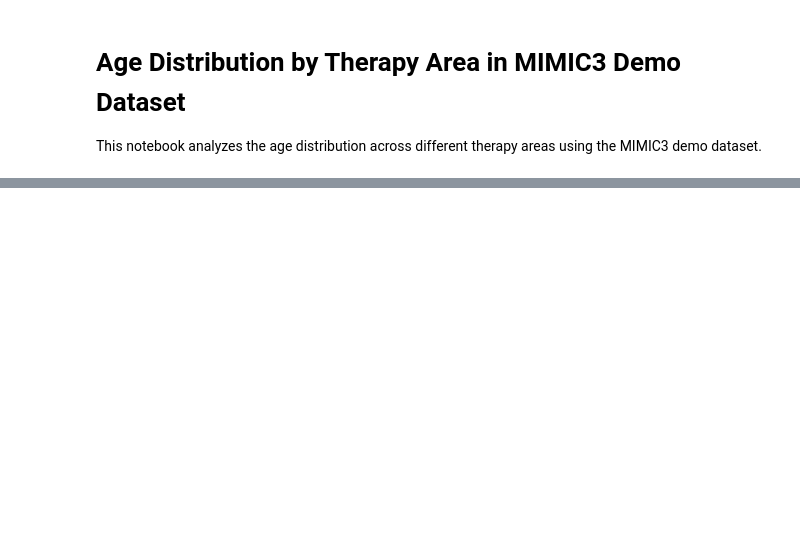
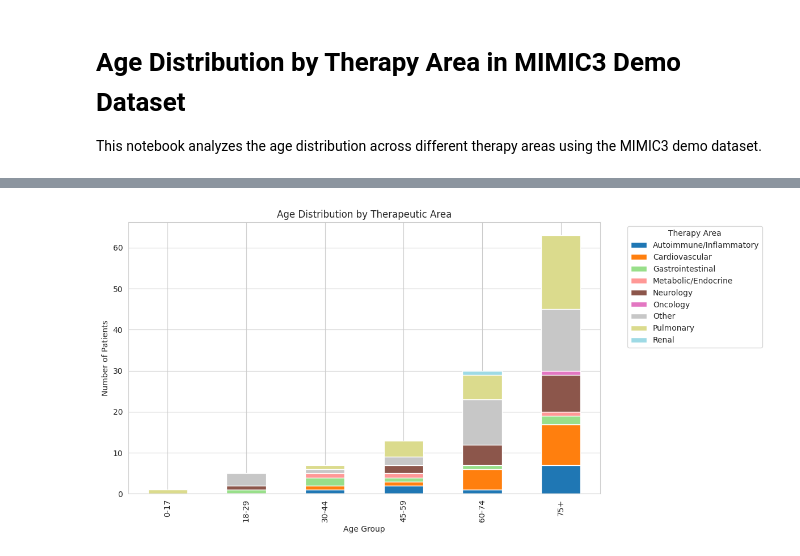
Before and after one commit to dalloliogm/PyHealth, a Jupyter notebook: mimic3_age_therapy_histogram.ipynb, the cells around one changed output, grey strips where cells are left out. Drawn from its saved outputs; the diff is of its cells as text; code cells hidden in the pictures; blank space fills up the shorter version.

```diff
--- a/mimic3_age_therapy_histogram.ipynb
+++ b/mimic3_age_therapy_histogram.ipynb
@@ -31,6 +47,7 @@ mimic3_demo.stat()
 print("Extracting patient data...")
 
 patient_data = []
+from datetime import datetime
 
 for patient in mimic3_demo.iter_patients():
     # Get patient demographics
@@ -38,7 +55,7 @@ for patient in mimic3_demo.iter_patients():
     if not patient_info:
         continue
 
-    dob = getattr(patient_info[0], 'dob', None)
+    dob = datetime.strptime(getattr(patient_info[0], 'dob', None), '%Y-%m-%d %H:%M:%S')
 
     # Get all diagnoses for this patient
     diagnoses = patient.get_events(event_type="diagnoses_icd")
@@ -50,14 +67,21 @@ for patient in mimic3_demo.iter_patients():
         continue
 
     # Use the first admission for age calculation
-    admittime = getattr(admissions[0], 'admittime', None)
+    admittime = getattr(admissions[0], 'timestamp', None)
 
     if dob and admittime:
         # Calculate age in years
         age = (admittime - dob).days / 365.25
 
         # Get all ICD codes for this patient
-        icd_codes = [getattr(d, 'icd9_code', '') for d in diagnoses]
+        icd_codes = []
+        for d in diagnoses:
+            # ICD codes are stored in attr_dict
+            if hasattr(d, 'attr_dict') and 'icd9_code' in d.attr_dict:
+                code = d.attr_dict['icd9_code']
+                if code:
+                    icd_codes.append(code)
+
         icd_codes = [code for code in icd_codes if code]  # Remove empty
 
         if icd_codes:  # Only include patients with diagnoses
@@ -72,4 +96,5 @@ print(f"Extracted data for {len(patient_data)} patients")
 # Convert to DataFrame
 df = pd.DataFrame(patient_data)
 print(f"DataFrame shape: {df.shape}")
+print("Sample ICD codes:", df['icd_codes'].iloc[0][:5])
 print(df.head())
@@ -149,8 +200,8 @@ print(df_exploded.head())
 print("Creating age groups...")
 
 # Define age bins
-age_bins = [0, 18, 30, 45, 60, 75, 100]
-age_labels = ['0-17', '18-29', '30-44', '45-59', '60-74', '75+']
+age_bins = [0, 25, 35, 45, 55, 65, 75, 200]
+age_labels = ['0-25', '26-35', '36-45', '46-55', '56-65', '66-75', '75+']
 
 df_exploded['age_group'] = pd.cut(df_exploded['age'], bins=age_bins, labels=age_labels, right=False)
 
@@ -162,3 +247,28 @@ print(df_exploded['therapy_areas'].value_counts())
+# %%
+import pandas as pd
+import matplotlib.pyplot as plt
+
+# Group the data
+grouped = df_exploded.groupby(['age_group', 'therapy_areas']).size().reset_index(name='count')
+
+# Define age group order
+age_order = ['0-17', '18-29', '30-44', '45-59', '60-74', '75+']
+grouped['age_group'] = pd.Categorical(grouped['age_group'], categories=age_order, ordered=True)
+grouped = grouped.sort_values(['age_group', 'therapy_areas'])
+
+# Pivot to get therapy_areas as columns for stacked bar
+pivot_df = grouped.pivot(index='age_group', columns='therapy_areas', values='count').fillna(0)
+
+# Plot
+pivot_df.plot(kind='bar', stacked=True, figsize=(12, 6), colormap='tab20')
+plt.title('Age Distribution by Therapeutic Area')
+plt.xlabel('Age Group')
+plt.ylabel('Number of Patients')
+plt.legend(title='Therapy Area', bbox_to_anchor=(1.05, 1), loc='upper left')
+plt.tight_layout()
+plt.show()
+# %% [output]
+[figure, added]
 # %%
 # Plot histogram of age distribution by therapy area
 print("Creating histogram plot...")
```
Also changed, not shown: parts of 9 cells of this notebook, 3 other files.
